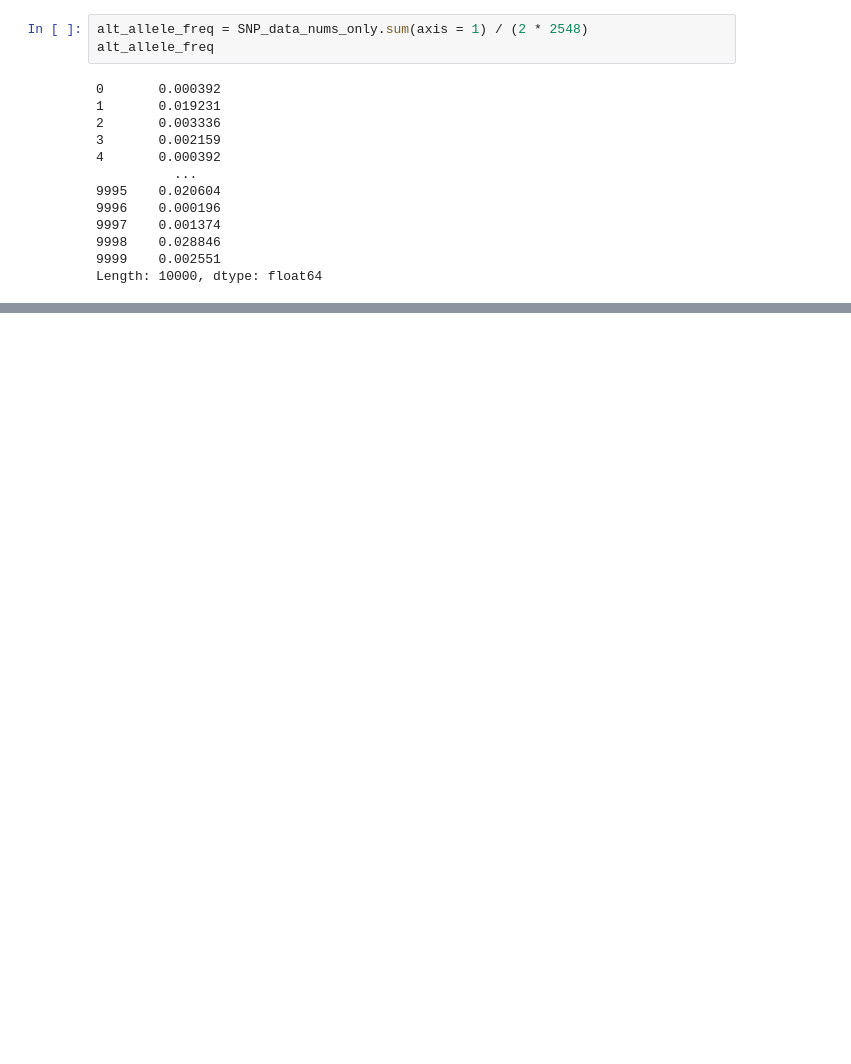
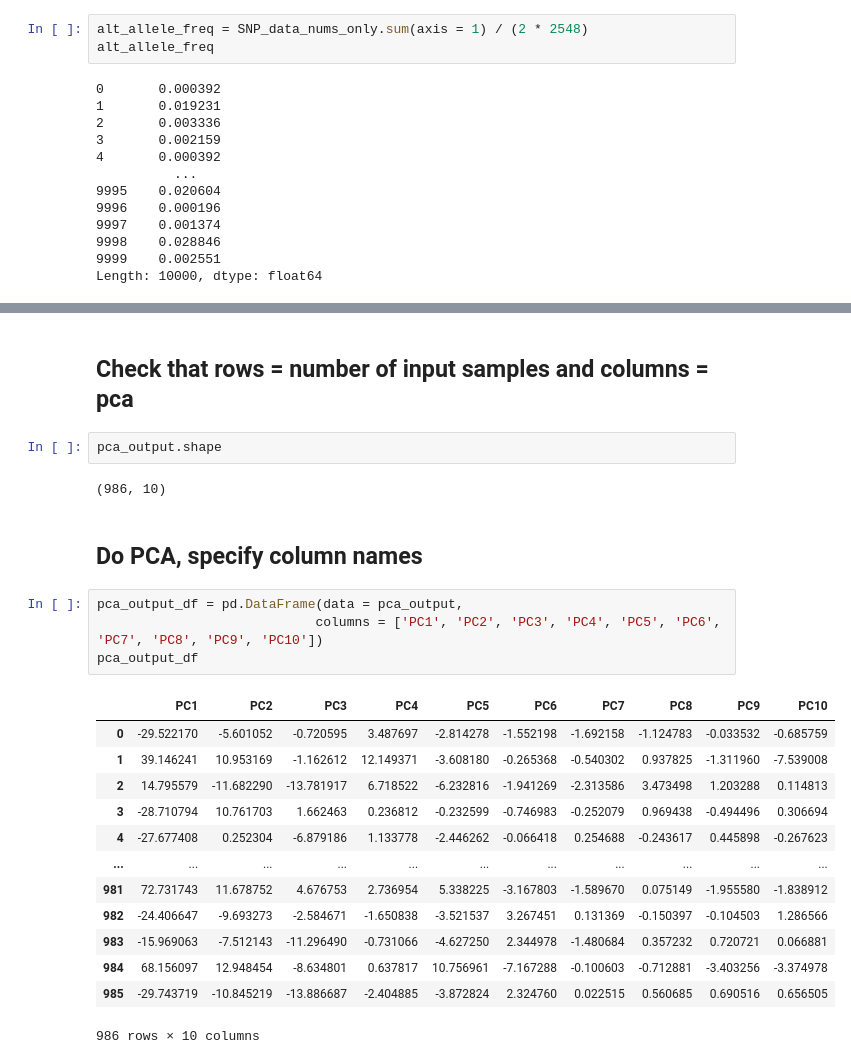
Before and after one commit to rgenner/qbb2021-answers, a Jupyter notebook: day5-lunch/day5-lunch-HW1.ipynb, the cells around one changed output, grey strips where cells are left out. Saved outputs shown, nothing was run; the diff lists cells and outputs as text; blank space fills up the shorter version.

```diff
--- a/day5-lunch/day5-lunch-HW1.ipynb
+++ b/day5-lunch/day5-lunch-HW1.ipynb
@@ -181,0 +209,26 @@ common_SNPs_nums
+# %% [markdown]
+## Check that rows = number of input samples and columns = pca #
+# %%
+pca_output.shape
+# %% [output]
+(986, 10)
+# %% [markdown]
+## Do PCA, specify column names
+# %%
+pca_output_df = pd.DataFrame(data = pca_output,
+                            columns = ['PC1', 'PC2', 'PC3', 'PC4', 'PC5', 'PC6', 'PC7', 'PC8', 'PC9', 'PC10'])
+pca_output_df
+# %% [output]
+|  | PC1 | PC2 | PC3 | PC4 | PC5 | PC6 | PC7 | PC8 | PC9 | PC10 |
+| 0 | -29.522170 | -5.601052 | -0.720595 | 3.487697 | -2.814278 | -1.552198 | -1.692158 | -1.124783 | -0.033532 | -0.685759 |
+| 1 | 39.146241 | 10.953169 | -1.162612 | 12.149371 | -3.608180 | -0.265368 | -0.540302 | 0.937825 | -1.311960 | -7.539008 |
+| 2 | 14.795579 | -11.682290 | -13.781917 | 6.718522 | -6.232816 | -1.941269 | -2.313586 | 3.473498 | 1.203288 | 0.114813 |
+| 3 | -28.710794 | 10.761703 | 1.662463 | 0.236812 | -0.232599 | -0.746983 | -0.252079 | 0.969438 | -0.494496 | 0.306694 |
+| 4 | -27.677408 | 0.252304 | -6.879186 | 1.133778 | -2.446262 | -0.066418 | 0.254688 | -0.243617 | 0.445898 | -0.267623 |
+| ... | ... | ... | ... | ... | ... | ... | ... | ... | ... | ... |
+| 981 | 72.731743 | 11.678752 | 4.676753 | 2.736954 | 5.338225 | -3.167803 | -1.589670 | 0.075149 | -1.955580 | -1.838912 |
+| 982 | -24.406647 | -9.693273 | -2.584671 | -1.650838 | -3.521537 | 3.267451 | 0.131369 | -0.150397 | -0.104503 | 1.286566 |
+| 983 | -15.969063 | -7.512143 | -11.296490 | -0.731066 | -4.627250 | 2.344978 | -1.480684 | 0.357232 | 0.720721 | 0.066881 |
+| 984 | 68.156097 | 12.948454 | -8.634801 | 0.637817 | 10.756961 | -7.167288 | -0.100603 | -0.712881 | -3.403256 | -3.374978 |
+| 985 | -29.743719 | -10.845219 | -13.886687 | -2.404885 | -3.872824 | 2.324760 | 0.022515 | 0.560685 | 0.690516 | 0.656505 |
+986 rows × 10 columns
```
Also changed, not shown: parts of 38 cells of this notebook.
